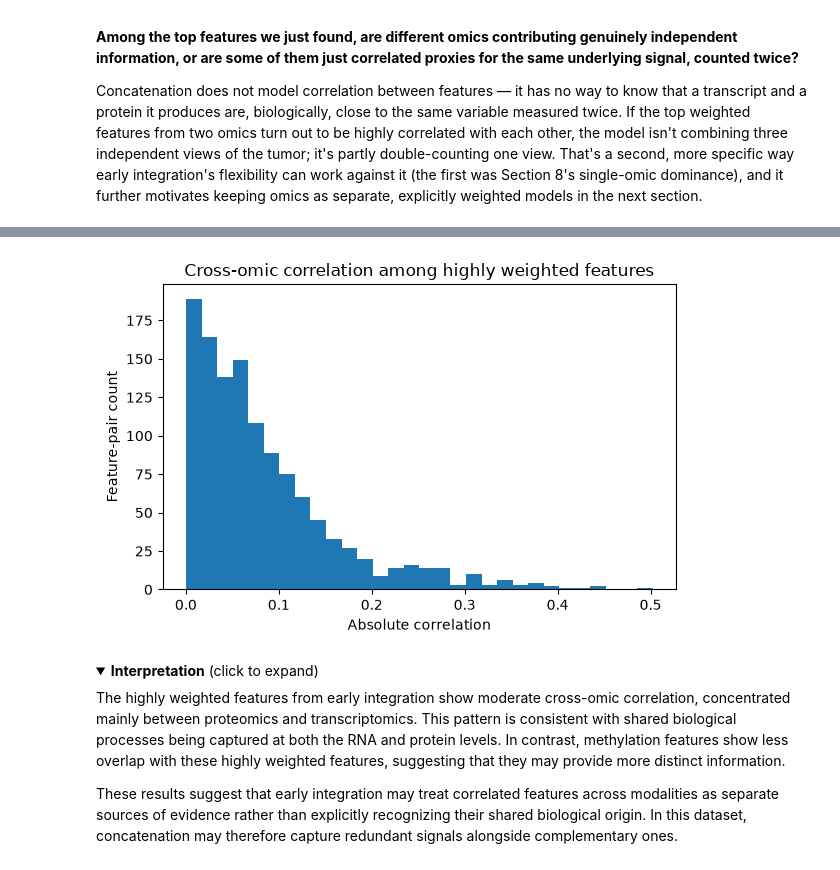
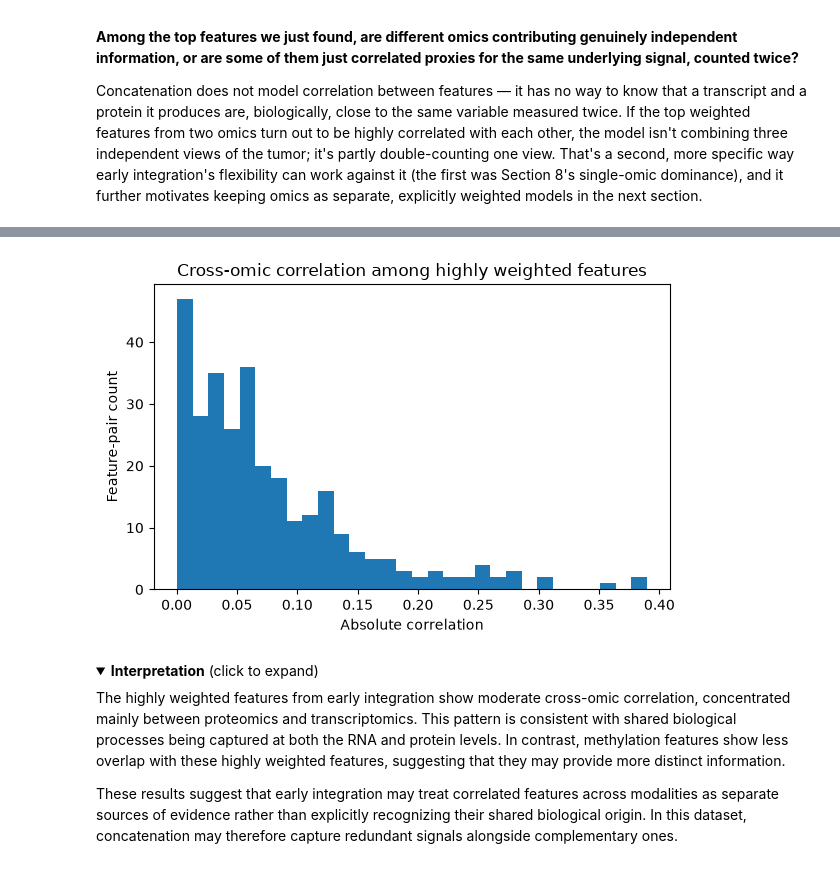
Before and after one commit to Barry8197/ECCB2026_TEST, a Jupyter notebook: sessions/session-2-multi-omics/part-1-linear-methods.ipynb, the cells around one changed output, grey strips where cells are left out. Cells and saved outputs as stored; diff of their text form; code cells hidden in the pictures; folded sections open.

```diff
--- a/sessions/session-2-multi-omics/part-1-linear-methods.ipynb
+++ b/sessions/session-2-multi-omics/part-1-linear-methods.ipynb
@@ -415,21 +444,28 @@ Concatenating features gives the model access to everything at once, but access
 
 This matters for what comes next: if early integration turns out to lean on a single omic, that is itself an argument for late integration (Section 9 onward) --> keeping omics as separate models makes this kind of imbalance visible and controllable (via weights) instead of hidden inside one shared coefficient vector.
 # %%
-def early_feature_importance(fitted_pipeline, feature_names):
-    """Extract maximum absolute coefficient per feature."""
-    coefficients = fitted_pipeline.named_steps["model"].coef_
-    importance = np.abs(coefficients).max(axis=0)
+# Extract maximum absolute coefficient per feature.
+# Which omic contributes the most highly ranked features?
 
-    feature_importance = pd.DataFrame({
-        "feature": feature_names,
-        "abs_coefficient": importance,
+feature_names = X_early.columns
+
+coefficients = early_model.named_steps["model"].coef_
+importance = np.abs(coefficients).max(axis=0)
+
+feature_importance = pd.DataFrame({
+    "feature": feature_names,
+    "abs_coefficient": importance,
     })
-    feature_importance["omic"] = feature_importance["feature"].str.split("::", n=1).str[0]
-    return feature_importance.sort_values("abs_coefficient", ascending=False)
+feature_importance["omic"] = feature_importance["feature"].str.split("::", n=1).str[0]
 
-feature_importance = early_feature_importance(early_model, X_early.columns)
+feature_importance = feature_importance.sort_values(
+    "abs_coefficient",
+    ascending=False,
+)
+
 
 TOP_N = min(100, len(feature_importance))
+
 top_feature_usage = (
     feature_importance.head(TOP_N)["omic"]
     .value_counts()
@@ -438,7 +474,7 @@ top_feature_usage = (
 )
 
 display(top_feature_usage)
-display(feature_importance.head(20))
+display(feature_importance.head(10))
 
 plt.figure(figsize=(6, 4))
 plt.bar(top_feature_usage["omic"], top_feature_usage[f"features_in_top_{TOP_N}"])
@@ -490,14 +556,13 @@ Methylation has the largest feature space (~200,000 CpG sites), but only 29% of
 
 Concatenation does not model correlation between features — it has no way to know that a transcript and a protein it produces are, biologically, close to the same variable measured twice. If the top weighted features from two omics turn out to be highly correlated with each other, the model isn't combining three independent views of the tumor; it's partly double-counting one view. That's a second, more specific way early integration's flexibility can work against it (the first was Section 8's single-omic dominance), and it further motivates keeping omics as separate, explicitly weighted models in the next section.
 # %%
-def top_features_per_omic(feature_importance, n_per_omic=20):
-    """Return the top coefficient features within each omic."""
-    selected = []
-    for _, group in feature_importance.groupby("omic"):
-        selected.extend(group.head(n_per_omic)["feature"].tolist())
-    return selected
+# Return the top coefficient features within each omic.
+n_per_omic=10
 
-selected_features = top_features_per_omic(feature_importance, n_per_omic=20)
+selected_features = []
+for _, group in feature_importance.groupby("omic"):
+    selected_features.extend(group.head(n_per_omic)["feature"].tolist())
+
 X_selected = X_early.loc[:, selected_features]
 
 corr = X_selected.corr().abs()
@@ -516,7 +581,7 @@ for i, feature_1 in enumerate(corr.columns):
             })
 
 cross_omic_corr = pd.DataFrame(rows).sort_values("abs_correlation", ascending=False)
-display(cross_omic_corr.head(20))
+display(cross_omic_corr.head(10))
 
 plt.figure(figsize=(6, 4))
 plt.hist(cross_omic_corr["abs_correlation"], bins=30)
@@ -546,4 +605,4 @@ plt.show()
-[figure, old version]
+[figure, new version]
 # %% [markdown]
 <details>
 <summary><b>Interpretation</b> (click to expand)</summary>
```
Also changed, not shown: parts of 12 cells of this notebook.
